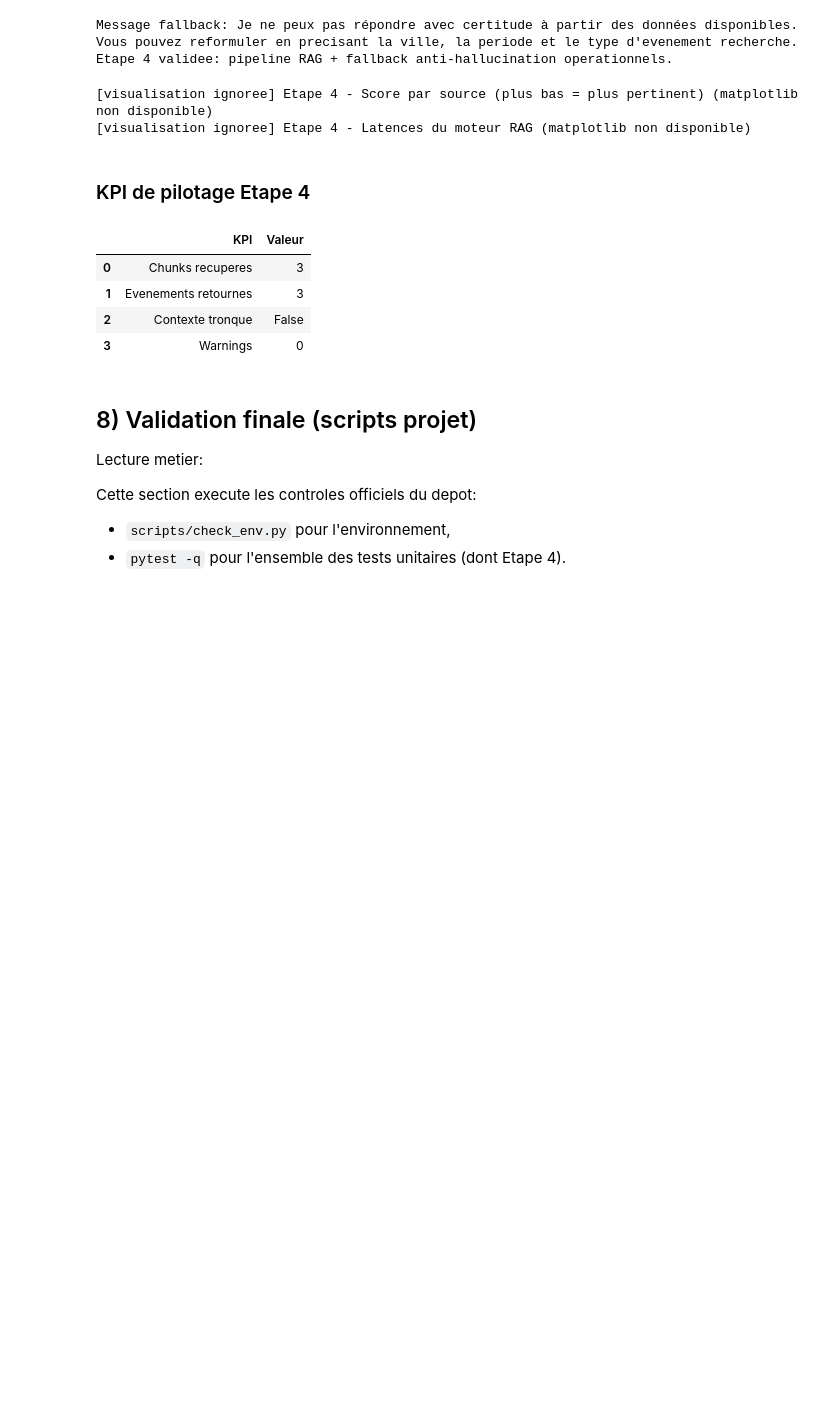
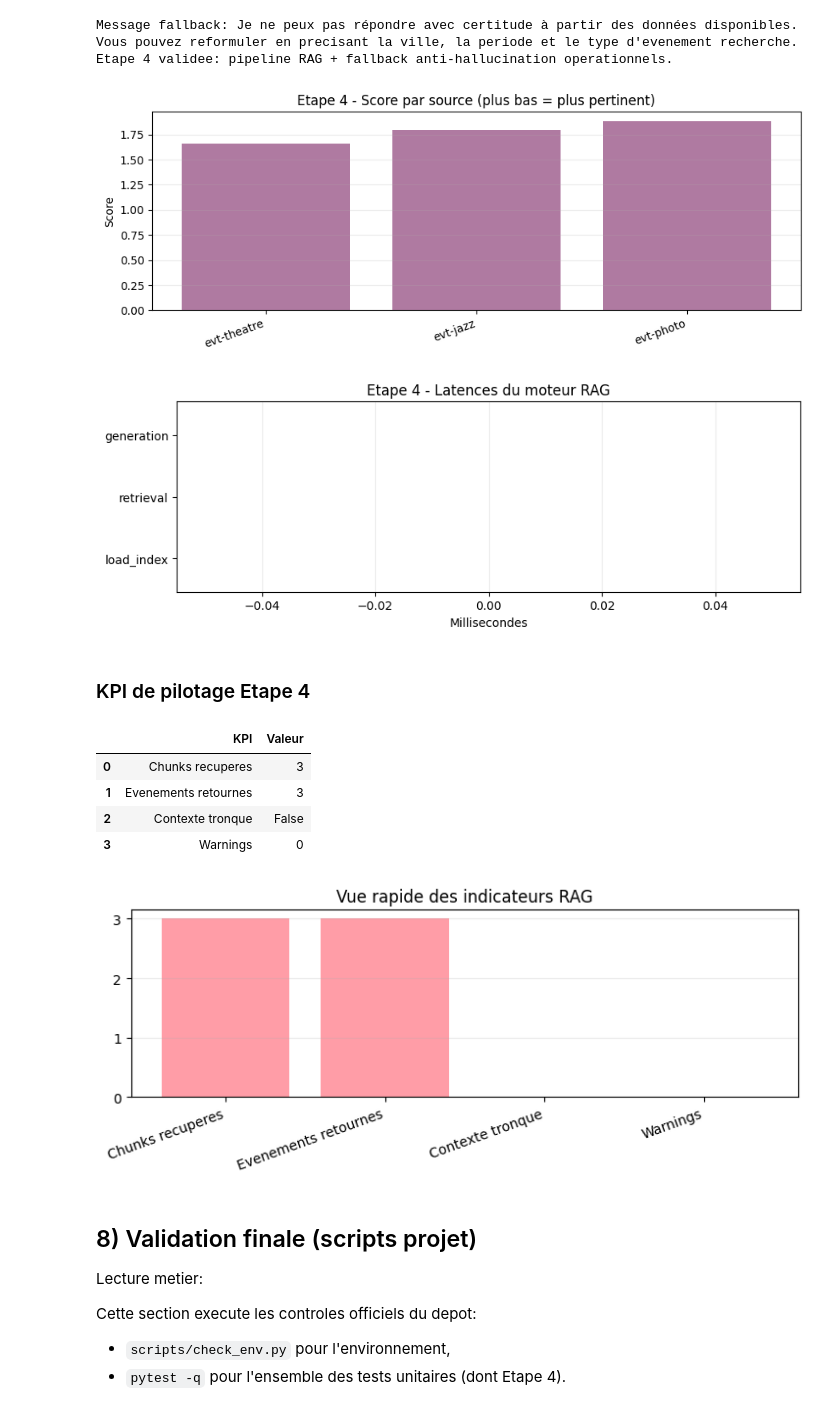
Before and after one commit to stephmnt/RAG-recommandations-culturelles, a Jupyter notebook: notebooks/validation_etapes_1_2.ipynb, the cells around one changed output. Cells and saved outputs as stored; diff of their text form; code cells hidden in the pictures; blank space fills up the shorter version.

```diff
--- a/notebooks/validation_etapes_1_2.ipynb
+++ b/notebooks/validation_etapes_1_2.ipynb
@@ -719,46 +723,48 @@ Pourquoi ces choix ? Les suggestions correspondent au theme musical/culturel et
 Message fallback: Je ne peux pas répondre avec certitude à partir des données disponibles. Vous pouvez reformuler en precisant la ville, la periode et le type d'evenement recherche.
 Etape 4 validee: pipeline RAG + fallback anti-hallucination operationnels.
 # %%
+import matplotlib.pyplot as plt
+
 if not sources_df.empty:
     score_df = sources_df.copy()
     score_df['score_plot'] = score_df['score'].fillna(0)
     draw_bar(
         labels=list(score_df['event_id']),
         values=list(score_df['score_plot']),
         title='Etape 4 - Score par source (plus bas = plus pertinent)',
         ylabel='Score',
         color='#af7aa1',
     )
 
 draw_latency(rag_result['meta']['latency_ms'], 'Etape 4 - Latences du moteur RAG')
 
 kpi_rows = [
     {'KPI': 'Chunks recuperes', 'Valeur': rag_result['meta']['retrieved_chunks']},
     {'KPI': 'Evenements retournes', 'Valeur': rag_result['meta']['returned_events']},
     {'KPI': 'Contexte tronque', 'Valeur': rag_result['meta'].get('context_truncated', False)},
     {'KPI': 'Warnings', 'Valeur': len(rag_result['meta'].get('warnings', []))},
 ]
 kpi_df = pd.DataFrame(kpi_rows)
 display(Markdown('### KPI de pilotage Etape 4'))
 display(kpi_df)
 
-if MATPLOTLIB_OK:
-    fig, ax = plt.subplots(figsize=(7.5, 3.2))
-    ax.bar(kpi_df['KPI'], [int(v) if isinstance(v, bool) else v for v in kpi_df['Valeur']], color='#ff9da7')
-    ax.set_title('Vue rapide des indicateurs RAG')
-    ax.grid(axis='y', alpha=0.25)
-    plt.xticks(rotation=20, ha='right')
-    plt.tight_layout()
-    plt.show()
+fig, ax = plt.subplots(figsize=(7.5, 3.2))
+ax.bar(kpi_df['KPI'], [int(v) if isinstance(v, bool) else v for v in kpi_df['Valeur']], color='#ff9da7')
+ax.set_title('Vue rapide des indicateurs RAG')
+ax.grid(axis='y', alpha=0.25)
+plt.xticks(rotation=20, ha='right')
+plt.tight_layout()
+plt.show()
 # %% [output]
-[visualisation ignoree] Etape 4 - Score par source (plus bas = plus pertinent) (matplotlib non disponible)
-[visualisation ignoree] Etape 4 - Latences du moteur RAG (matplotlib non disponible)
+[figure, added]
+[figure, added]
 ### KPI de pilotage Etape 4
 |  | KPI | Valeur |
 | 0 | Chunks recuperes | 3 |
 | 1 | Evenements retournes | 3 |
 | 2 | Contexte tronque | False |
 | 3 | Warnings | 0 |
+[figure, added]
 # %% [markdown]
 ## 8) Validation finale (scripts projet)
 
```
Also changed, not shown: parts of 8 cells of this notebook.
